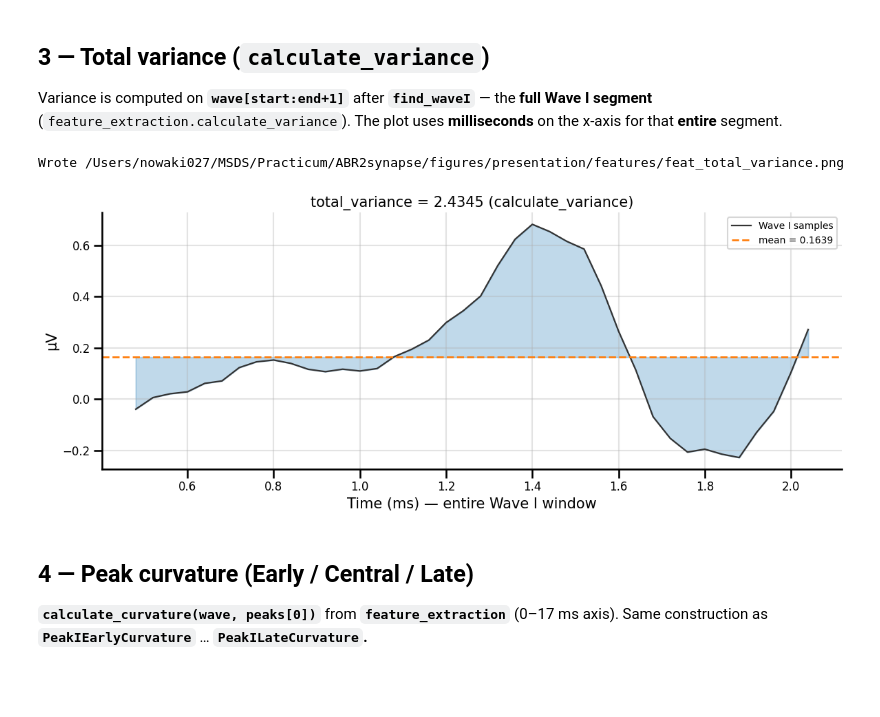
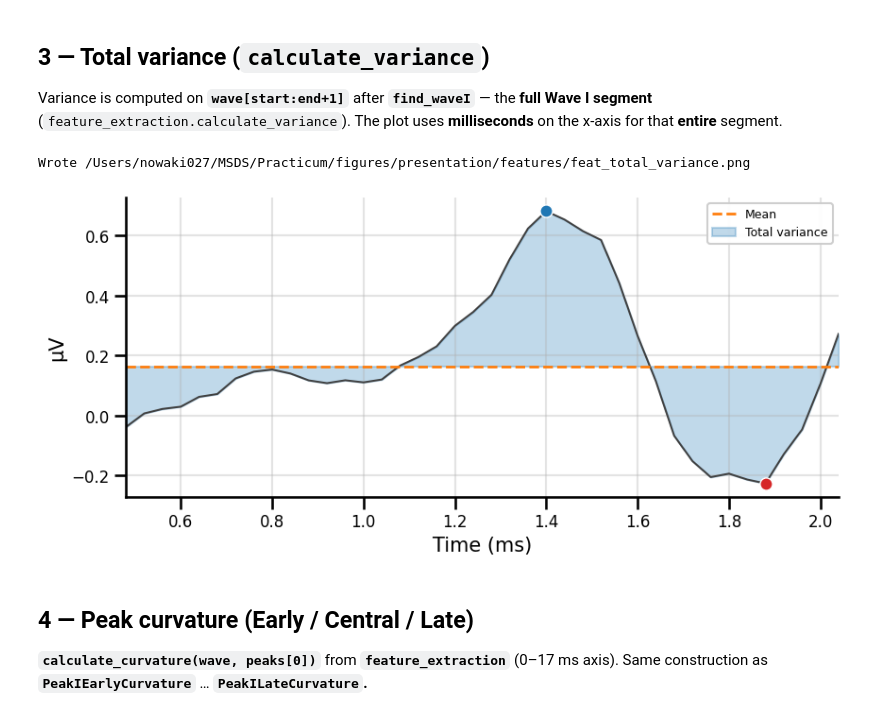
Before and after one commit to vuhcl/ABR2synapse, a Jupyter notebook: feature_engineering_explainer.ipynb, the cells around one changed output. Saved outputs shown, nothing was run; the diff lists cells and outputs as text; code cells hidden in the pictures; blank space fills up the shorter version.

```diff
--- a/feature_engineering_explainer.ipynb
+++ b/feature_engineering_explainer.ipynb
@@ -587,26 +675,46 @@ Variance is computed on **`wave[start:end+1]`** after **`find_waveI`** — the *
 # %%
 tv = float(fe_variance(wf_full, peaks, troughs))
 start, mid, end = find_waveI(wf_full, peaks, troughs)
 xs = x_full[start : end + 1]
 seg = wf_full[start : end + 1]
 mu = float(np.mean(seg))
 
-fig, ax = plt.subplots(figsize=(12, 5))
-ax.plot(xs, seg, color="0.2", lw=1.6, label="Wave I samples")
-ax.axhline(mu, color="C1", ls="--", lw=2, label=f"mean = {mu:.4f}")
-ax.fill_between(xs, mu, seg, alpha=0.28, color="C0")
-ax.set_xlabel("Time (ms) — entire Wave I window")
+fig, ax = plt.subplots(figsize=(8.8, 4.2))
+ax.plot(xs, seg, color="0.25", lw=1.45)
+ax.scatter(
+    [float(x_qc[pk_qc[0]])],
+    [float(wf_qc[pk_qc[0]])],
+    s=90,
+    zorder=6,
+    c="C0",
+    edgecolors="white",
+    linewidths=1,
+    # label="Peak I",
+)
+ax.scatter(
+    [float(x_qc[tr_qc[0]])],
+    [float(wf_qc[tr_qc[0]])],
+    s=90,
+    zorder=6,
+    c="C3",
+    edgecolors="white",
+    linewidths=1,
+    # label="Trough I",
+)
+ax.axhline(mu, color="C1", ls="--", lw=2, label=f"Mean")
+ax.fill_between(xs, mu, seg, alpha=0.28, color="C0", label=f"Total variance")
+ax.set_xlabel("Time (ms)")
+ax.set_xlim(float(xs[0]), float(xs[-1]))
 ax.set_ylabel("µV")
-ax.set_title(f"total_variance = {tv:.4f} (calculate_variance)")
-ax.legend(fontsize=10)
 plot_style(ax)
+ax.legend(loc="upper right", fontsize=9, framealpha=0.95)
 fig.tight_layout()
 fig.savefig(FIG / "feat_total_variance.png", dpi=300, bbox_inches="tight")
 print("Wrote", (FIG / "feat_total_variance.png").resolve())
 plt.show()
 # %% [output]
-Wrote /Users/nowaki027/MSDS/Practicum/ABR2synapse/figures/presentation/features/feat_total_variance.png
+Wrote /Users/nowaki027/MSDS/Practicum/figures/presentation/features/feat_total_variance.png
-[figure, old version]
+[figure, new version]
 # %% [markdown]
 ## 4 — Peak curvature (Early / Central / Late)
 
```
Also changed, not shown: parts of 7 cells of this notebook, 2 other files.
